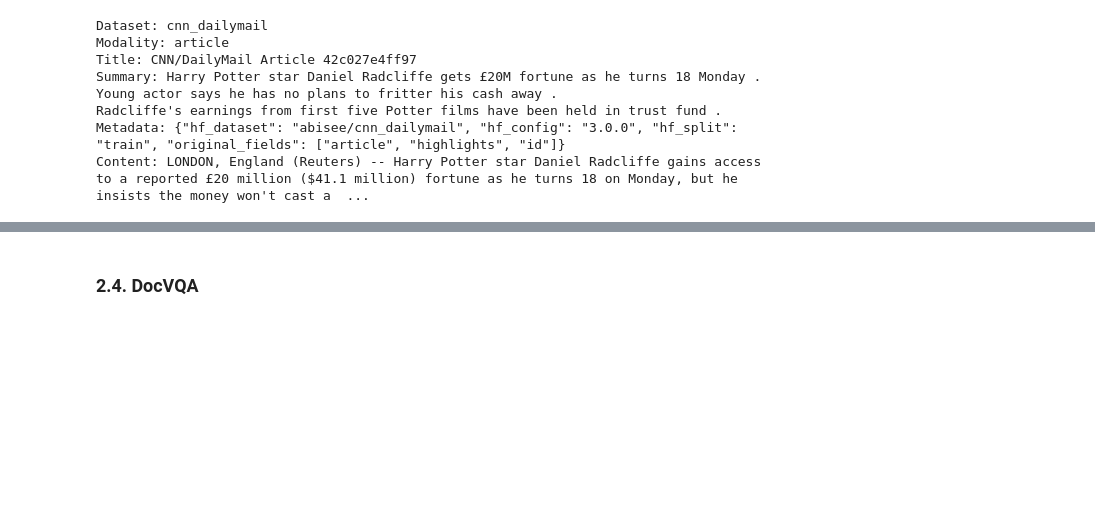
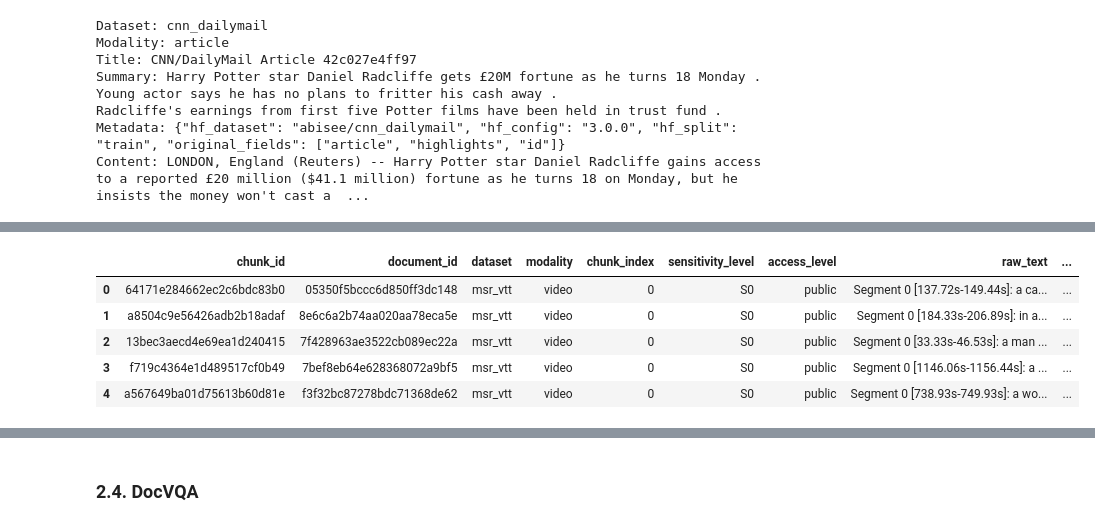
Before and after one commit to plminh-sdh/Design-and-Evaluation-of-Secure-Retrieval-Augmented-Systems-for-Large-Scale-Digital-Archives, a Jupyter notebook: Database.ipynb, the cells around one changed output, grey strips where cells are left out. Cells and saved outputs as stored; diff of their text form; code cells hidden in the pictures; blank space fills up the shorter version.

```diff
--- a/Database.ipynb
+++ b/Database.ipynb
@@ -639,0 +819,26 @@ Content: LONDON, England (Reuters) -- Harry Potter star Daniel Radcliffe gains a
+# %%
+msr_vtt_chunk_df = pd.DataFrame([
+    archive_chunk_to_qdrant_payload(chunk)
+    for chunk in msr_vtt_chunks
+])
+
+preview_columns = [
+    "chunk_id",
+    "document_id",
+    "dataset",
+    "modality",
+    "chunk_index",
+    "sensitivity_level",
+    "access_level",
+    "raw_text",
+    "masked_text",
+]
+
+msr_vtt_chunk_df[preview_columns].head()
+# %% [output]
+|  | chunk_id | document_id | dataset | modality | chunk_index | sensitivity_level | access_level | raw_text | ... |
+| 0 | 64171e284662ec2c6bdc83b0 | 05350f5bccc6d850ff3dc148 | msr_vtt | video | 0 | S0 | public | Segment 0 [137.72s-149.44s]: a ca... | ... |
+| 1 | a8504c9e56426adb2b18adaf | 8e6c6a2b74aa020aa78eca5e | msr_vtt | video | 0 | S0 | public | Segment 0 [184.33s-206.89s]: in a... | ... |
+| 2 | 13bec3aecd4e69ea1d240415 | 7f428963ae3522cb089ec22a | msr_vtt | video | 0 | S0 | public | Segment 0 [33.33s-46.53s]: a man ... | ... |
+| 3 | f719c4364e1d489517cf0b49 | 7bef8eb64e628368072a9bf5 | msr_vtt | video | 0 | S0 | public | Segment 0 [1146.06s-1156.44s]: a ... | ... |
+| 4 | a567649ba01d75613b60d81e | f3f32bc87278bdc71368de62 | msr_vtt | video | 0 | S0 | public | Segment 0 [738.93s-749.93s]: a wo... | ... |
```
Also changed, not shown: parts of 6 cells of this notebook, 1 other file.
